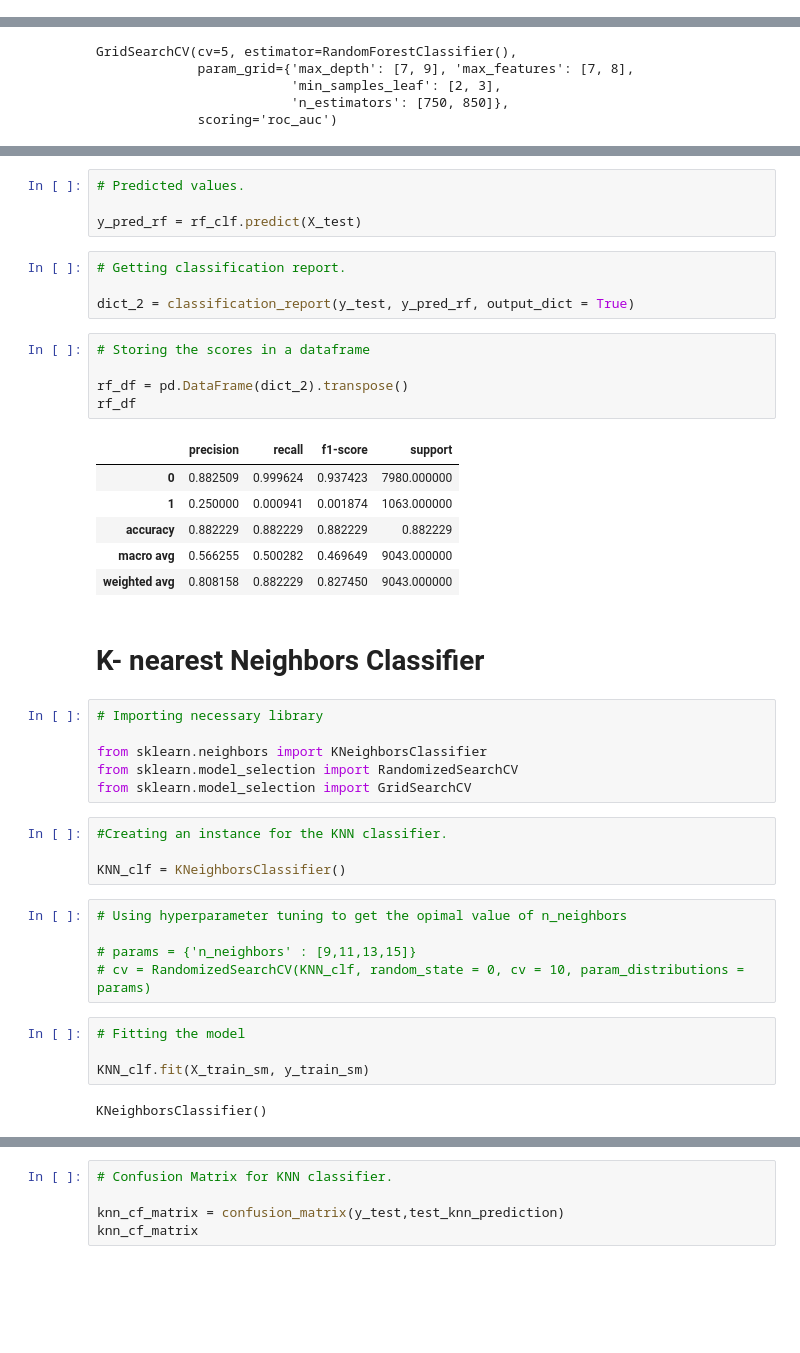
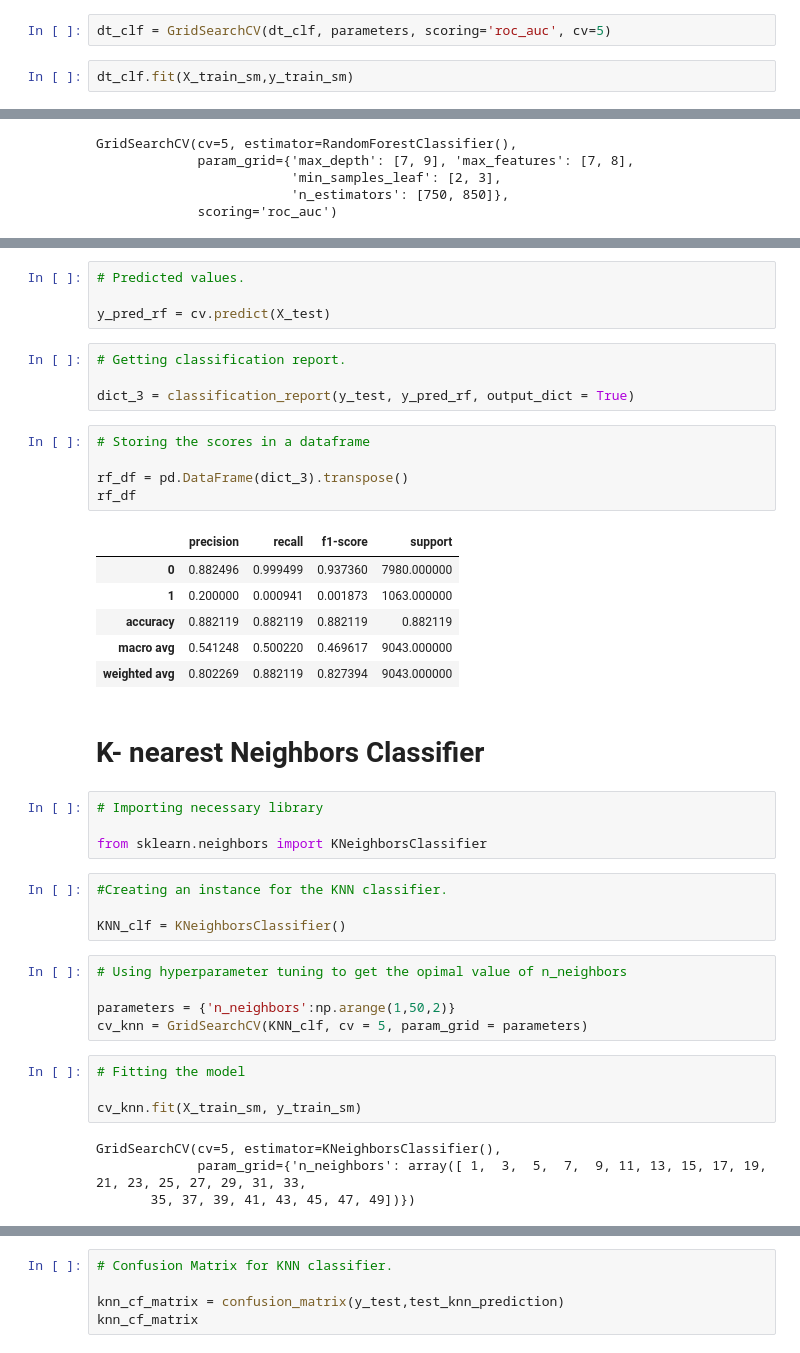
Before and after one commit to sainirajesh17/Bank_Marketing_Effectiveness_Prediction-ML_Classification-, a Jupyter notebook: Bank_Marketing_Effectiveness_Prediction_(Classification)_Capstone_Project.ipynb, the cells around one changed output, grey strips where cells are left out. Saved outputs shown, nothing was run; the diff lists cells and outputs as text; blank space fills up the shorter version.

```diff
--- a/Bank_Marketing_Effectiveness_Prediction_(Classification)_Capstone_Project.ipynb
+++ b/Bank_Marketing_Effectiveness_Prediction_(Classification)_Capstone_Project.ipynb
@@ -552,0 +554,4 @@ log_reg_df
+# %%
+dt_clf = GridSearchCV(dt_clf, parameters, scoring='roc_auc', cv=5)
+# %%
+dt_clf.fit(X_train_sm,y_train_sm)
@@ -631,31 +710,29 @@ plt.show()
 # %%
 # Predicted values.
 
-y_pred_rf = rf_clf.predict(X_test)
+y_pred_rf = cv.predict(X_test)
 # %%
 # Getting classification report.
 
-dict_2 = classification_report(y_test, y_pred_rf, output_dict = True)
+dict_3 = classification_report(y_test, y_pred_rf, output_dict = True)
 # %%
 # Storing the scores in a dataframe
 
-rf_df = pd.DataFrame(dict_2).transpose()
+rf_df = pd.DataFrame(dict_3).transpose()
 rf_df
 # %% [output]
 |  | precision | recall | f1-score | support |
-| 0 | 0.882509 | 0.999624 | 0.937423 | 7980.000000 |
-| 1 | 0.250000 | 0.000941 | 0.001874 | 1063.000000 |
-| accuracy | 0.882229 | 0.882229 | 0.882229 | 0.882229 |
-| macro avg | 0.566255 | 0.500282 | 0.469649 | 9043.000000 |
-| weighted avg | 0.808158 | 0.882229 | 0.827450 | 9043.000000 |
+| 0 | 0.882496 | 0.999499 | 0.937360 | 7980.000000 |
+| 1 | 0.200000 | 0.000941 | 0.001873 | 1063.000000 |
+| accuracy | 0.882119 | 0.882119 | 0.882119 | 0.882119 |
+| macro avg | 0.541248 | 0.500220 | 0.469617 | 9043.000000 |
+| weighted avg | 0.802269 | 0.882119 | 0.827394 | 9043.000000 |
 # %% [markdown]
 # **K- nearest Neighbors Classifier**
 # %%
 # Importing necessary library
 
 from sklearn.neighbors import KNeighborsClassifier
-from sklearn.model_selection import RandomizedSearchCV
-from sklearn.model_selection import GridSearchCV
 # %%
 #Creating an instance for the KNN classifier.
 
@@ -663,14 +740,16 @@ KNN_clf = KNeighborsClassifier()
 # %%
 # Using hyperparameter tuning to get the opimal value of n_neighbors
 
-# params = {'n_neighbors' : [9,11,13,15]}
-# cv = RandomizedSearchCV(KNN_clf, random_state = 0, cv = 10, param_distributions = params)
+parameters = {'n_neighbors':np.arange(1,50,2)}
+cv_knn = GridSearchCV(KNN_clf, cv = 5, param_grid = parameters)
 # %%
 # Fitting the model
 
-KNN_clf.fit(X_train_sm, y_train_sm)
+cv_knn.fit(X_train_sm, y_train_sm)
 # %% [output]
-KNeighborsClassifier()
+GridSearchCV(cv=5, estimator=KNeighborsClassifier(),
+             param_grid={'n_neighbors': array([ 1,  3,  5,  7,  9, 11, 13, 15, 17, 19, 21, 23, 25, 27, 29, 31, 33,
+       35, 37, 39, 41, 43, 45, 47, 49])})
 # %%
 # Checking the best parameter.
 
```
Also changed, not shown: parts of 51 cells of this notebook.
